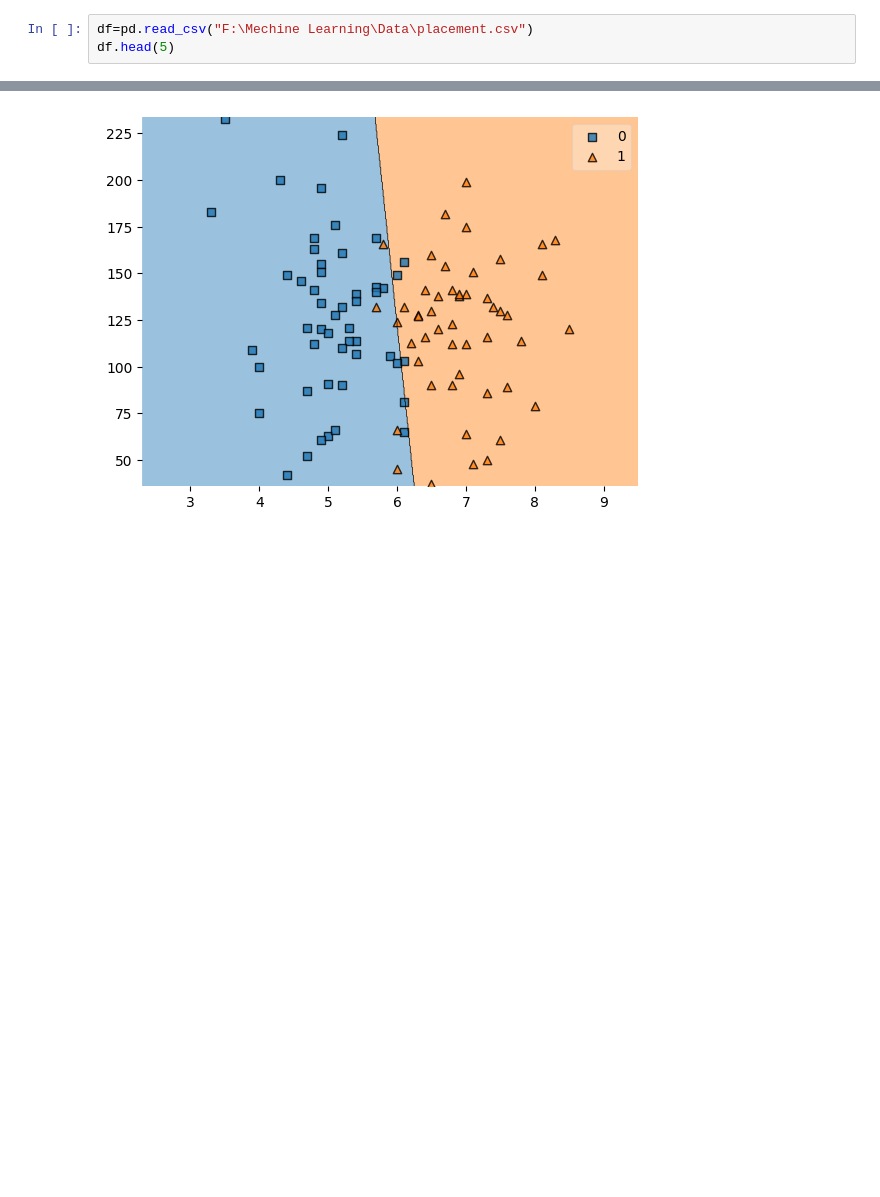
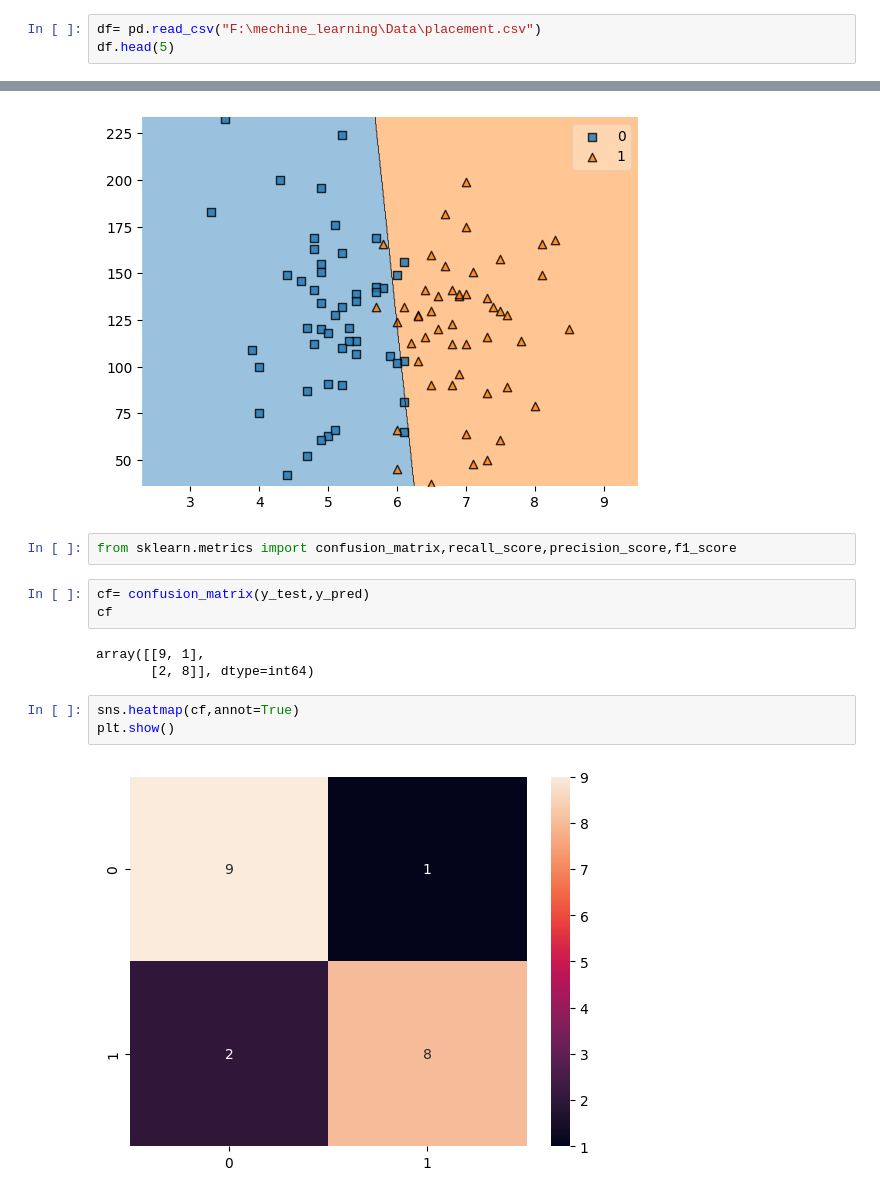
Before and after one commit to shafin-tamim/mechine_learning, a Jupyter notebook: Regression/logistic_regression_multiple.ipynb, the cells around one changed output, grey strips where cells are left out. Saved outputs shown, nothing was run; the diff lists cells and outputs as text; blank space fills up the shorter version.

```diff
--- a/Regression/logistic_regression_multiple.ipynb
+++ b/Regression/logistic_regression_multiple.ipynb
@@ -6,7 +6,7 @@ import matplotlib.pyplot as plt
 from sklearn.model_selection import train_test_split
 from sklearn.linear_model import LogisticRegression
 # %%
-df=pd.read_csv("F:\Mechine Learning\Data\placement.csv")
+df= pd.read_csv("F:\mechine_learning\Data\placement.csv")
 df.head(5)
 # %% [output]
 |  | si.no | cgpa | iq | placement |
@@ -76,3 +76,16 @@ plt.show
 # %% [output]
 <function matplotlib.pyplot.show(close=None, block=None)>
 [figure]
+# %%
+from sklearn.metrics import confusion_matrix,recall_score,precision_score,f1_score
+# %%
+cf= confusion_matrix(y_test,y_pred)
+cf
+# %% [output]
+array([[9, 1],
+       [2, 8]], dtype=int64)
+# %%
+sns.heatmap(cf,annot=True)
+plt.show()
+# %% [output]
+[figure, added]
```
Also changed, not shown: parts of 4 cells of this notebook, 1 other file.
